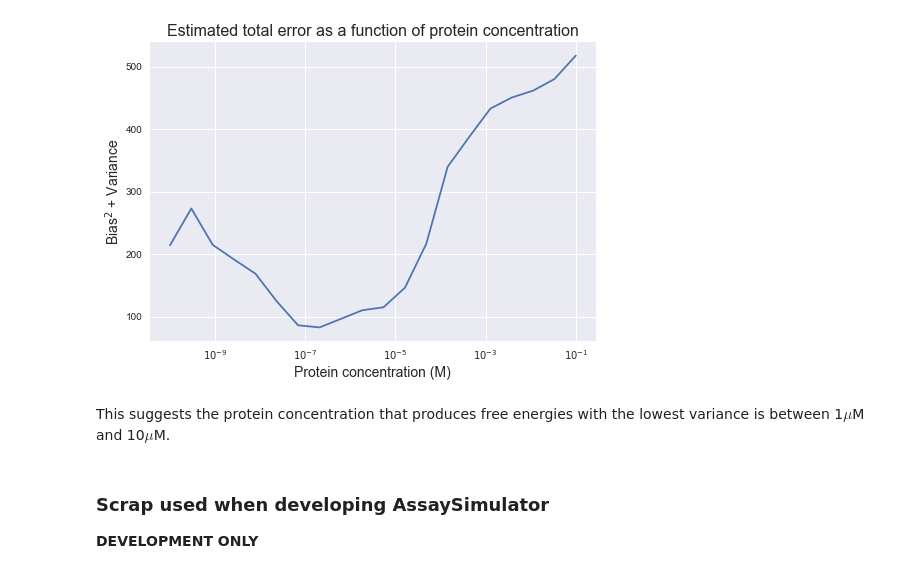
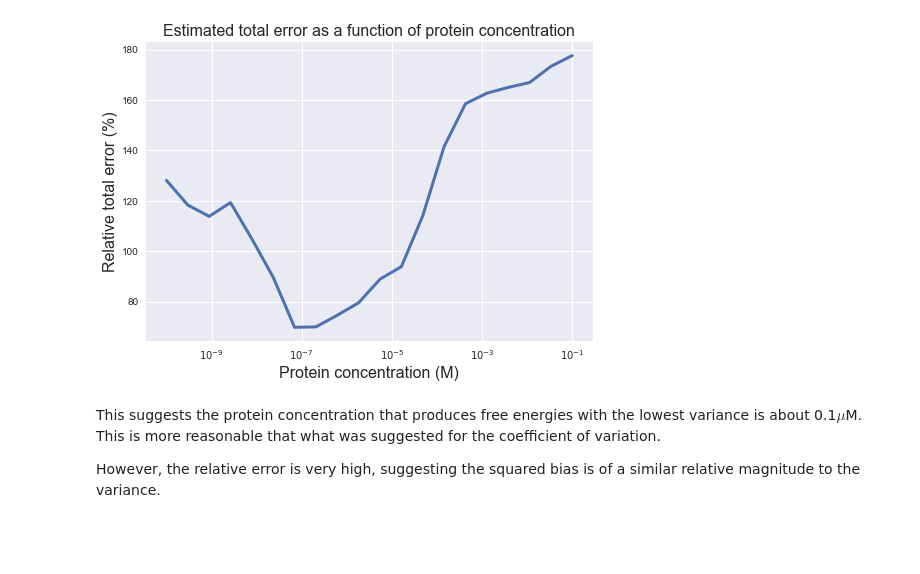
Before and after one commit to choderalab/assaytools, a Jupyter notebook: experimental_design/ExperimentalDesign.ipynb, the cells around one changed output. Cells and saved outputs as stored; diff of their text form; code cells hidden in the pictures; blank space fills up the shorter version.

```diff
--- a/experimental_design/ExperimentalDesign.ipynb
+++ b/experimental_design/ExperimentalDesign.ipynb
@@ -50,38 +131,0 @@ mean_DeltaG = np.mean(DeltaG_samples[t_equil:])
-# %%
-# The ligand concentrations used in the assay
-L_total = 10 ** (np.linspace(-10, -5, num=12))
-
-# The object that will draw fluorescence samples from the pymc assay data
-
-# Number of times the fitting procedure will occur
-nposterior_samples = 50  # The number of parameter draws from the posterior
-repeats = 10             # The number of repeated fluorescence draws for fixed parameters, but with different noise
-
-
-# The protein concentrations over which the coefficient of variation will be estimated
-P_totals =10 ** (np.linspace(-10, -1, num=20))
-
-CV = []
-Bias2 = []
-Var = []
-# Looping over protein concentrations, drawing from the posterior and fitting the affinity:
-for p in range(len(P_totals)):
-    estimates = []
-    bias_squared = []
-    variance = []
-    for i in range(nposterior_samples):
-        ind = np.random.choice(samples_indices,1)[0]
-        simulator = AssaySimulator(pymc_data=data, L_total=L_total, sample_index=ind,  P_total=P_totals[p], inner_filter=True)
-        for j in range(repeats):
-            fit = simulator.fit_deltaG()
-            estimates.append(fit)
-            bias_squared.append((fit - simulator.DeltaG)**2)
-    bias_squared = np.array(bias_squared)
-    Bias2.append(np.mean(bias_squared))
-    estimates = np.array(estimates)
-    Var.append(np.var(estimates))
-    CV.append(np.std(estimates)/np.abs(mean_DeltaG))
-
-CV = np.array(CV)
-Bias2 = np.array(Bias2)
-Var = np.array(Var)
@@ -98,13 +146,13 @@ plt.show()
 # %%
-plt.semilogx(P_totals, Bias2 + Var)
+relative_total_error = np.sqrt(Bias2 + Var)/np.abs(mean_DeltaG)
+plt.semilogx(P_totals, relative_total_error * 100, lw=3)
 plt.title('Estimated total error as a function of protein concentration', fontsize=16)
-plt.xlabel('Protein concentration (M)', fontsize=14)
-plt.ylabel('Bias$^2$ + Variance', fontsize=14)
+plt.xlabel('Protein concentration (M)', fontsize=16)
+plt.ylabel('Relative total error (%)', fontsize=16)
 plt.show()
 # %% [output]
-[figure, old version]
+[figure, new version]
 # %% [markdown]
-This suggests the protein concentration that produces free energies with the lowest variance is between 1$\mu$M and 10$\mu$M.
+This suggests the protein concentration that produces free energies with the lowest variance is about 0.1$\mu$M. This is more reasonable that what was suggested for the coefficient of variation.
+
+However, the relative error is very high, suggesting the squared bias is of a similar relative magnitude to the variance.
-# %% [markdown]
-### Scrap used when developing AssaySimulator
-**DEVELOPMENT ONLY**
```
Also changed, not shown: parts of 27 cells of this notebook, 1 other file.
